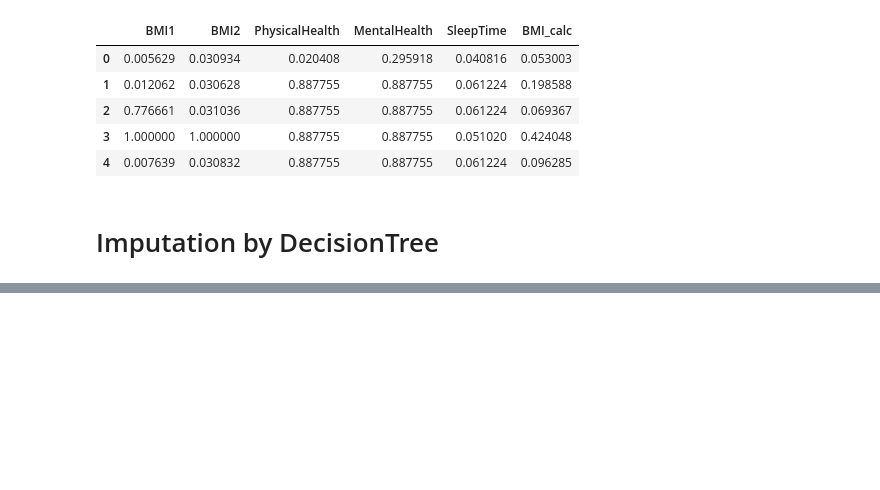
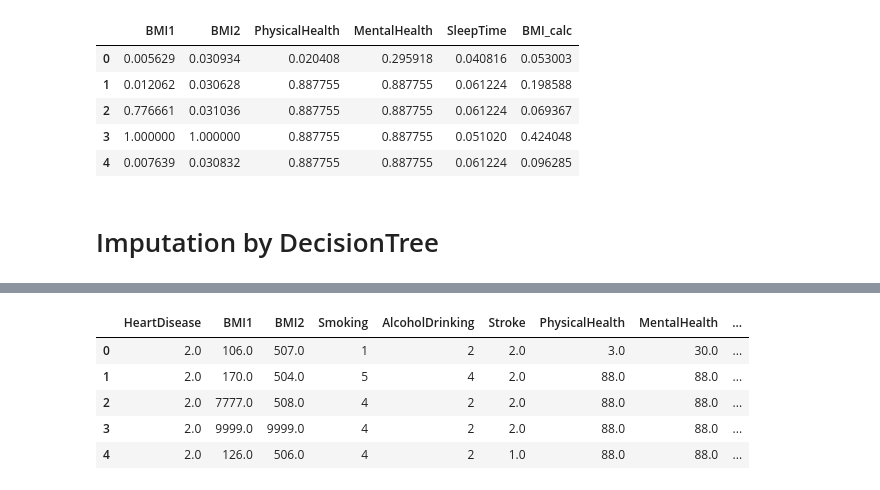
Before and after one commit to yahyamomtaz/Heart-Attack-Project, a Jupyter notebook: heart-attack-complete-project.ipynb, the cells around one changed output, grey strips where cells are left out. Drawn from its saved outputs; the diff is of its cells as text; code cells hidden in the pictures; blank space fills up the shorter version.

Commit message:
categorical imputer edited

```diff
--- a/heart-attack-complete-project.ipynb
+++ b/heart-attack-complete-project.ipynb
@@ -326,3 +326,5 @@ df_imputed_num.head()
 | 4 | 0.007639 | 0.030832 | 0.887755 | 0.887755 | 0.061224 | 0.096285 |
 # %% [markdown]
 # Imputation by DecisionTree
+# %%
+df = pd.read_csv('datasets/heart_cdc.csv')
@@ -344,21 +397,22 @@ value_mapping = {
 # Use the replace() method to change the values in the DataFrame
 df.replace(value_mapping, inplace=True)
 # %%
-var_known = df.dropna(subset=['DiffWalking'])
-var_missing = df[df['DiffWalking'].isna()]
+def categorical_imputer(df, column_name: str):
+    var_known = df.dropna(subset=[column_name])
+    var_missing = df[df[column_name].isna()]
 
-X_known = var_known.drop(columns=['DiffWalking'])
-y_known = pd.DataFrame(var_known['DiffWalking'])
+    X_known = var_known.drop(columns=[column_name])
+    y_known = pd.DataFrame(var_known[column_name])
 
-le = LabelEncoder()
+    X_known = X_known.apply(LabelEncoder().fit_transform)
 
-X_known = X_known.apply(le.fit_transform)
+    Tree = DecisionTreeClassifier(random_state=0)
+    Tree.fit(X_known, y_known)
 
-cat_tree = DecisionTreeClassifier(random_state=0)
-cat_tree.fit(X_known, y_known)
+    missed_values = var_missing.drop(columns=[column_name])
+    missed_values[column_name] = Tree.predict(missed_values)
+    print("Count of NaN's in ", column_name, " were: ", missed_values[column_name].shape[0])
 
-missing_values = var_missing.drop(columns=['DiffWalking'])
+    df.loc[var_missing.index, column_name] = missed_values[column_name]
 
-missing_values['DiffWalking'] = cat_tree.predict(missing_values)
-
-df.loc[var_missing.index, 'DiffWalking'] = missing_values['DiffWalking']
+    print(column_name, ' has been imputed')
@@ -387 +423,10 @@ categorical_imputer(df, 'DiffWalking')
 DiffWalking  has been imputed
+# %%
+df.head()
+# %% [output]
+|  | HeartDisease | BMI1 | BMI2 | Smoking | AlcoholDrinking | Stroke | PhysicalHealth | MentalHealth | ... |
+| 0 | 2.0 | 106.0 | 507.0 | 1 | 2 | 2.0 | 3.0 | 30.0 | ... |
+| 1 | 2.0 | 170.0 | 504.0 | 5 | 4 | 2.0 | 88.0 | 88.0 | ... |
+| 2 | 2.0 | 7777.0 | 508.0 | 4 | 2 | 2.0 | 88.0 | 88.0 | ... |
+| 3 | 2.0 | 9999.0 | 9999.0 | 4 | 2 | 2.0 | 88.0 | 88.0 | ... |
+| 4 | 2.0 | 126.0 | 506.0 | 4 | 2 | 1.0 | 88.0 | 88.0 | ... |
```
Also changed, not shown: parts of 4 cells of this notebook.
